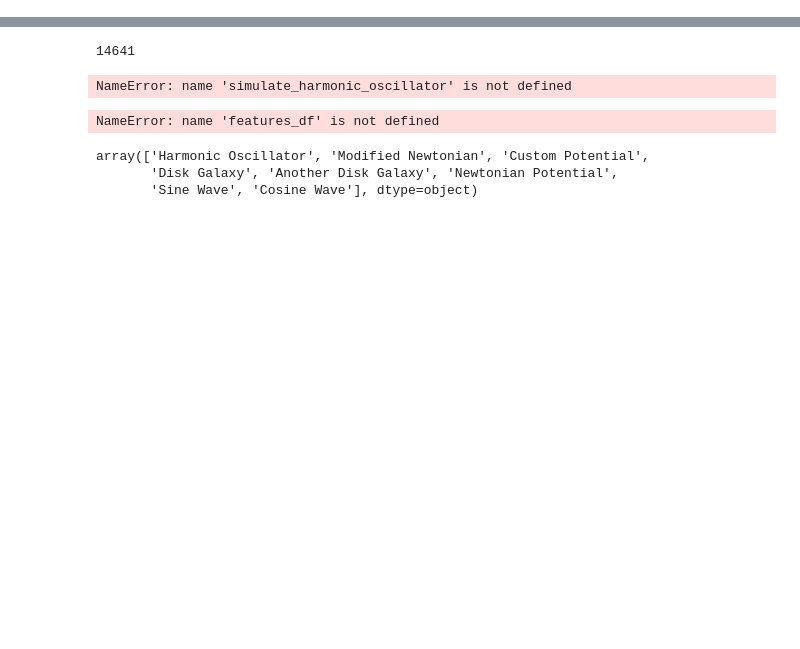
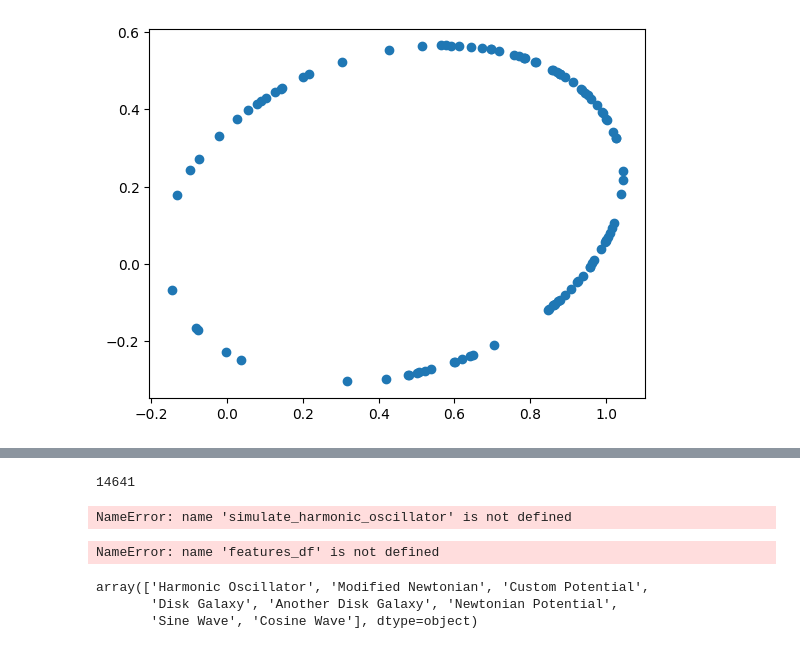
Before and after one commit to manulv96/Tesis, a Jupyter notebook: Ml.ipynb, the cells around one changed output, grey strips where cells are left out. Drawn from its saved outputs; the diff is of its cells as text; code cells hidden in the pictures; blank space fills up the shorter version.

```diff
--- a/Ml.ipynb
+++ b/Ml.ipynb
@@ -311,0 +364,54 @@ AQUI EL PERIODO(no frecuencia) ESTA DADO POR  P=2*PI/OMEGA
+# %%
+#Kepler potencial
+
+seed_value = 30
+rng = np.random.default_rng(seed_value)
+
+t = rng.uniform(0, 30, 100)
+t.sort()
+# Define the frequency domain
+freqs = np.linspace(0.01, 10, 1000)
+
+y0 = rng.uniform(0., 0.1, 10)
+v_x_0 = rng.uniform(0.1, 0.9, 10)
+v_y_0 = rng.uniform(0., 0.6, 10)
+
+for i in y0:
+    for j in v_x_0:
+        for k in v_y_0:
+
+            initial_conditions = [1., i, j, k]
+
+            x = simulate_modified_newtonian(initial_conditions, t, 1, 1)[0]
+            y = simulate_modified_newtonian(initial_conditions, t, 1, 1)[1]
+            v_x = simulate_modified_newtonian(initial_conditions, t, 1, 1)[2]
+            v_y = simulate_modified_newtonian(initial_conditions, t, 1, 1)[3]
+
+
+            #calculamos el periodo
+            #a = np.sqrt((np.max(xx)-np.min(xx))**2 +(np.max(yy)-np.min(yy))**2) /2 #semi eje mayor
+            xx = x-x.mean()
+            #period = 2*np.pi*np.sqrt(a**3)
+            pgram = signal.lombscargle(t, xx, freqs, normalize=True)
+            peak_index = np.argmax(pgram)
+            frec = freqs[peak_index]
+
+
+            # Subsample the time series data to simulate incomplete observations
+            t_sub, x_sub, y_sub, v_x_sub, v_y_sub = subsample_time_series(t, x, y, v_x, v_y, subsample_size)
+
+            # Extract features from the subsampled time series data
+            features = extract_features(x_sub, y_sub, v_x_sub, v_y_sub)
+
+             # Store the features and peak frequency
+            data_features.append(features)
+            data_frec.append(frec)
+plt.plot(x,y, 'o')
+# Convert lists to a DataFrame
+features_df = pd.DataFrame(data_features)
+features_df['Frecuency'] = data_frec
+
+ # Save the DataFrame to a CSV file
+features_df.to_csv('simulated_time_series_data.csv', index=False)
+# %% [output]
+[figure, added]
```
Also changed, not shown: parts of 14 cells of this notebook.
